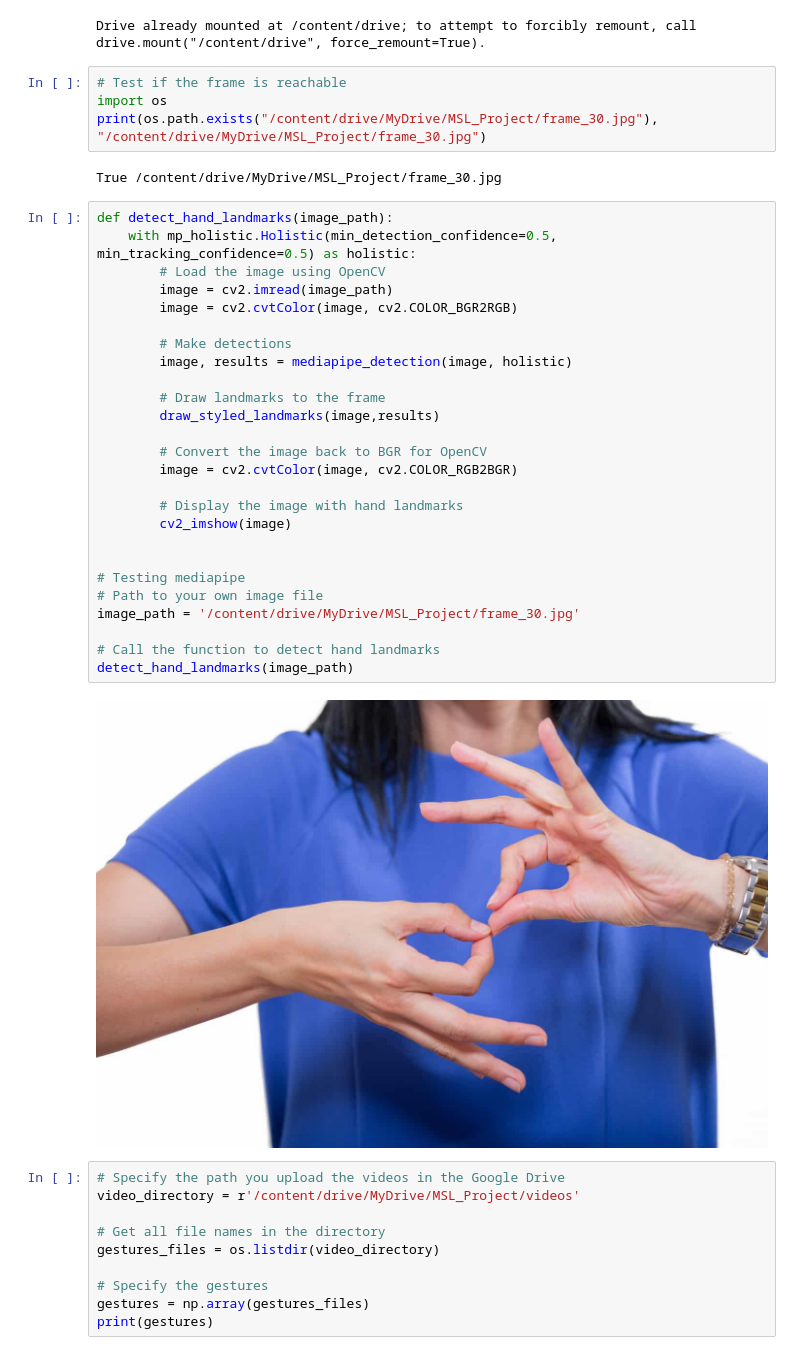
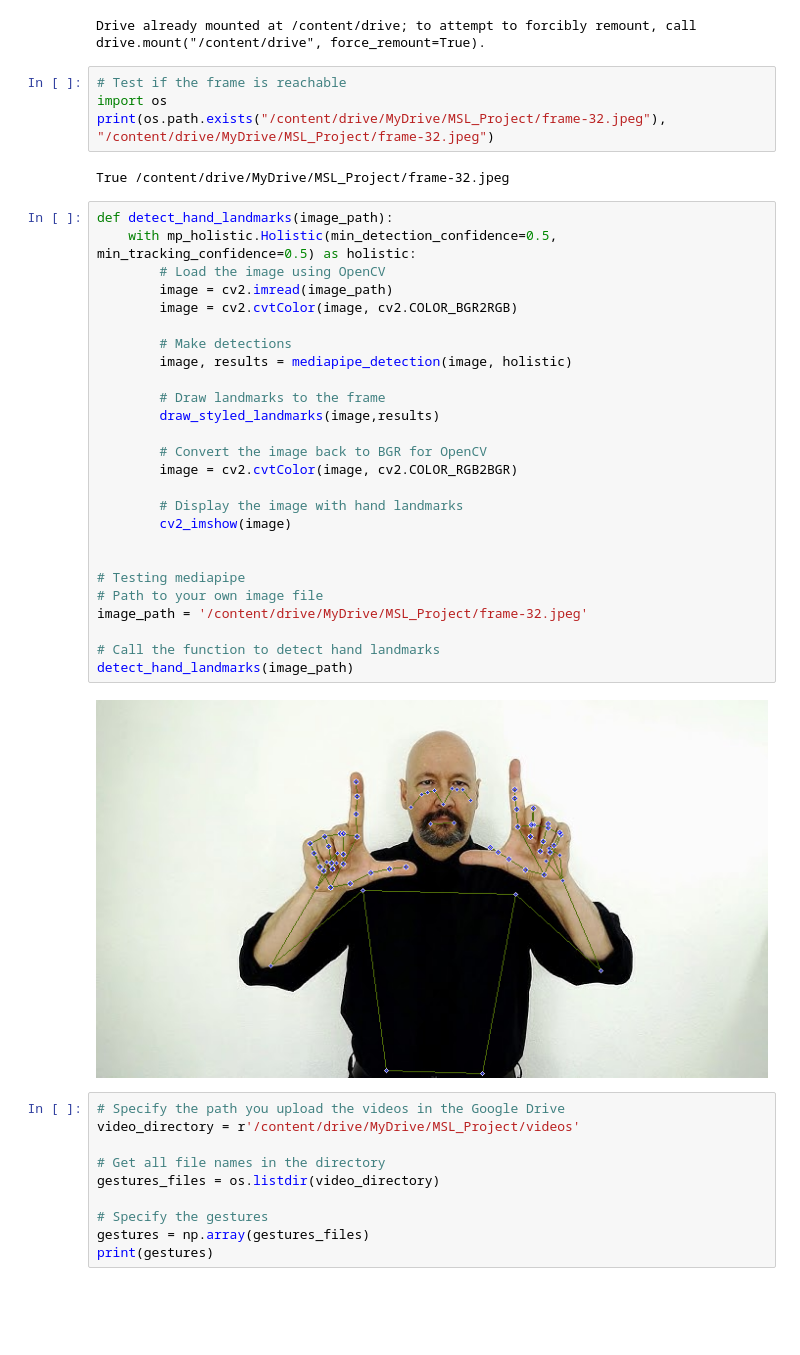
Before and after one commit to abdule-yo/sign-language-project, a Jupyter notebook: model.ipynb, the cells around one changed output. Cells and saved outputs as stored; diff of their text form; blank space fills up the shorter version.

```diff
--- a/model.ipynb
+++ b/model.ipynb
@@ -105,37 +114,37 @@ Drive already mounted at /content/drive; to attempt to forcibly remount, call dr
 # %%
 # Test if the frame is reachable
 import os
-print(os.path.exists("/content/drive/MyDrive/MSL_Project/frame_30.jpg"), "/content/drive/MyDrive/MSL_Project/frame_30.jpg")
+print(os.path.exists("/content/drive/MyDrive/MSL_Project/frame-32.jpeg"), "/content/drive/MyDrive/MSL_Project/frame-32.jpeg")
 # %% [output]
-True /content/drive/MyDrive/MSL_Project/frame_30.jpg
+True /content/drive/MyDrive/MSL_Project/frame-32.jpeg
 # %%
 def detect_hand_landmarks(image_path):
     with mp_holistic.Holistic(min_detection_confidence=0.5, min_tracking_confidence=0.5) as holistic:
         # Load the image using OpenCV
         image = cv2.imread(image_path)
         image = cv2.cvtColor(image, cv2.COLOR_BGR2RGB)
 
         # Make detections
         image, results = mediapipe_detection(image, holistic)
 
         # Draw landmarks to the frame
         draw_styled_landmarks(image,results)
 
         # Convert the image back to BGR for OpenCV
         image = cv2.cvtColor(image, cv2.COLOR_RGB2BGR)
 
         # Display the image with hand landmarks
         cv2_imshow(image)
 
 
 # Testing mediapipe
 # Path to your own image file
-image_path = '/content/drive/MyDrive/MSL_Project/frame_30.jpg'
+image_path = '/content/drive/MyDrive/MSL_Project/frame-32.jpeg'
 
 # Call the function to detect hand landmarks
 detect_hand_landmarks(image_path)
 # %% [output]
-[figure, old version]
+[figure, new version]
 # %%
 # Specify the path you upload the videos in the Google Drive
 video_directory = r'/content/drive/MyDrive/MSL_Project/videos'
```
Also changed, not shown: parts of 25 cells of this notebook.
